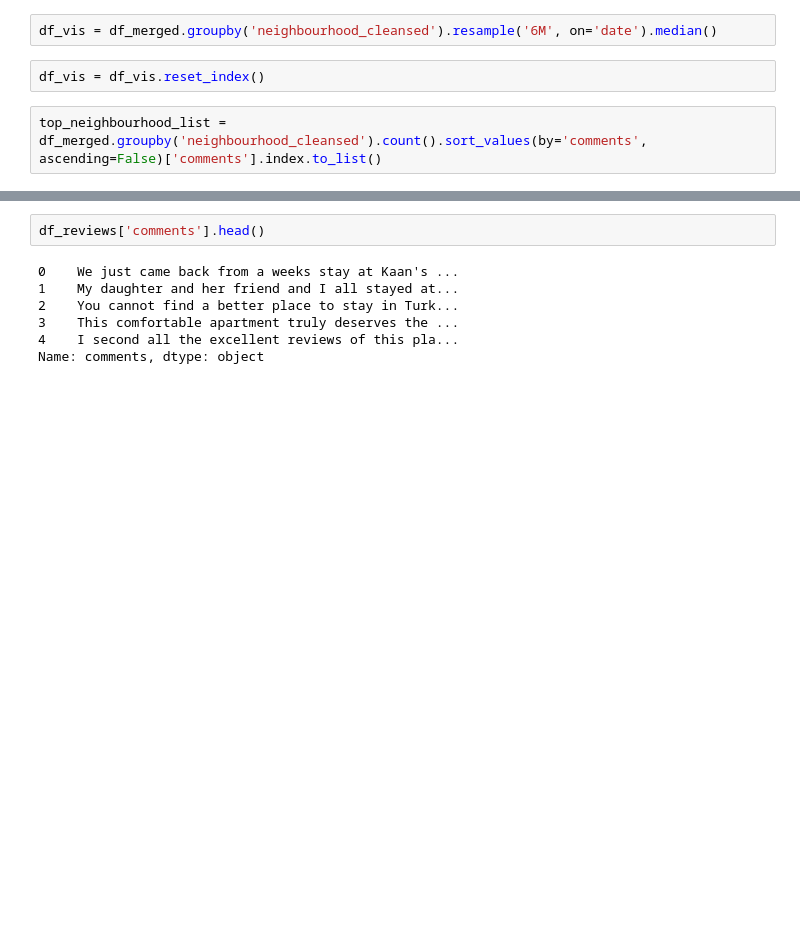
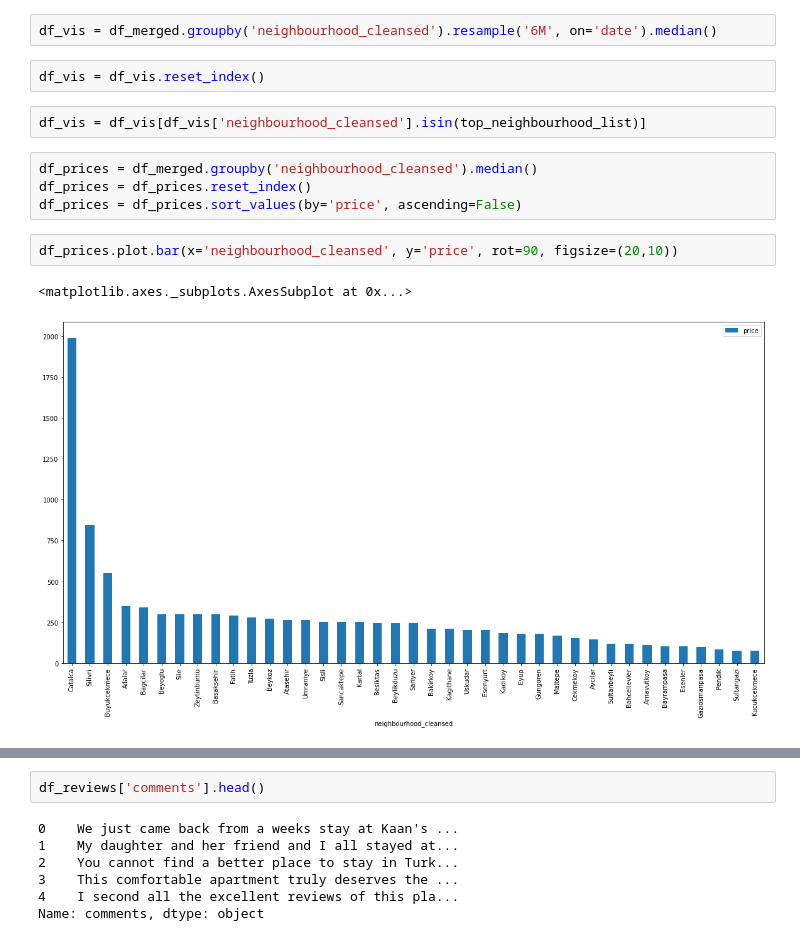
Before and after one commit to OzanGenc/Airbnb-Istanbul-ReviewScorePrediction, a Jupyter notebook: WordCloud.ipynb, the cells around one changed output, grey strips where cells are left out. Cells and saved outputs as stored; diff of their text form; blank space fills up the shorter version.

```diff
--- a/WordCloud.ipynb
+++ b/WordCloud.ipynb
@@ -163,5 +160,14 @@ Mean prices for each neighbourhood
 df_vis = df_merged.groupby('neighbourhood_cleansed').resample('6M', on='date').median()
 # %%
 df_vis = df_vis.reset_index()
+# %%
+df_vis = df_vis[df_vis['neighbourhood_cleansed'].isin(top_neighbourhood_list)]
 # %%
-top_neighbourhood_list = df_merged.groupby('neighbourhood_cleansed').count().sort_values(by='comments', ascending=False)['comments'].index.to_list()
+df_prices = df_merged.groupby('neighbourhood_cleansed').median()
+df_prices = df_prices.reset_index()
+df_prices = df_prices.sort_values(by='price', ascending=False)
+# %%
+df_prices.plot.bar(x='neighbourhood_cleansed', y='price', rot=90, figsize=(20,10))
+# %% [output]
+<matplotlib.axes._subplots.AxesSubplot at 0x...>
+[figure, added]
```
Also changed, not shown: parts of 38 cells of this notebook.
